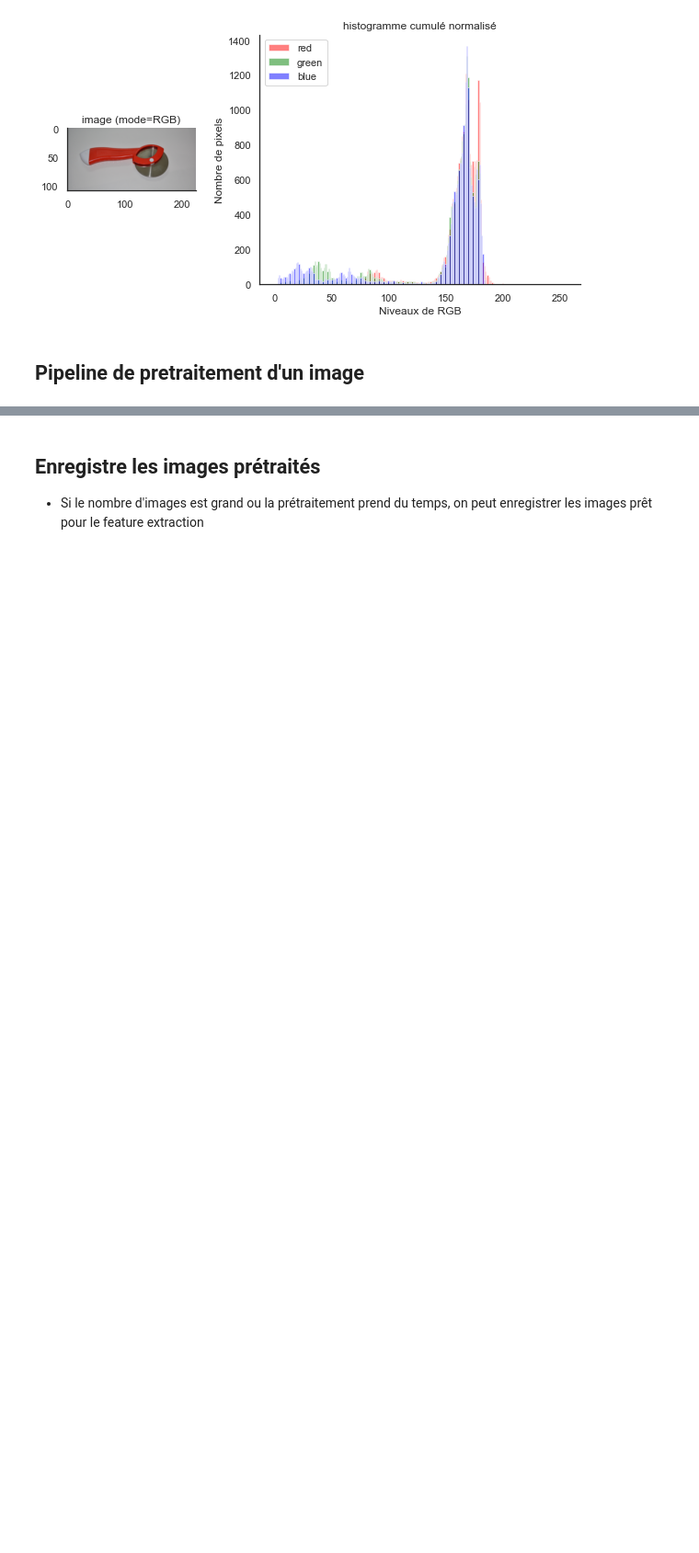
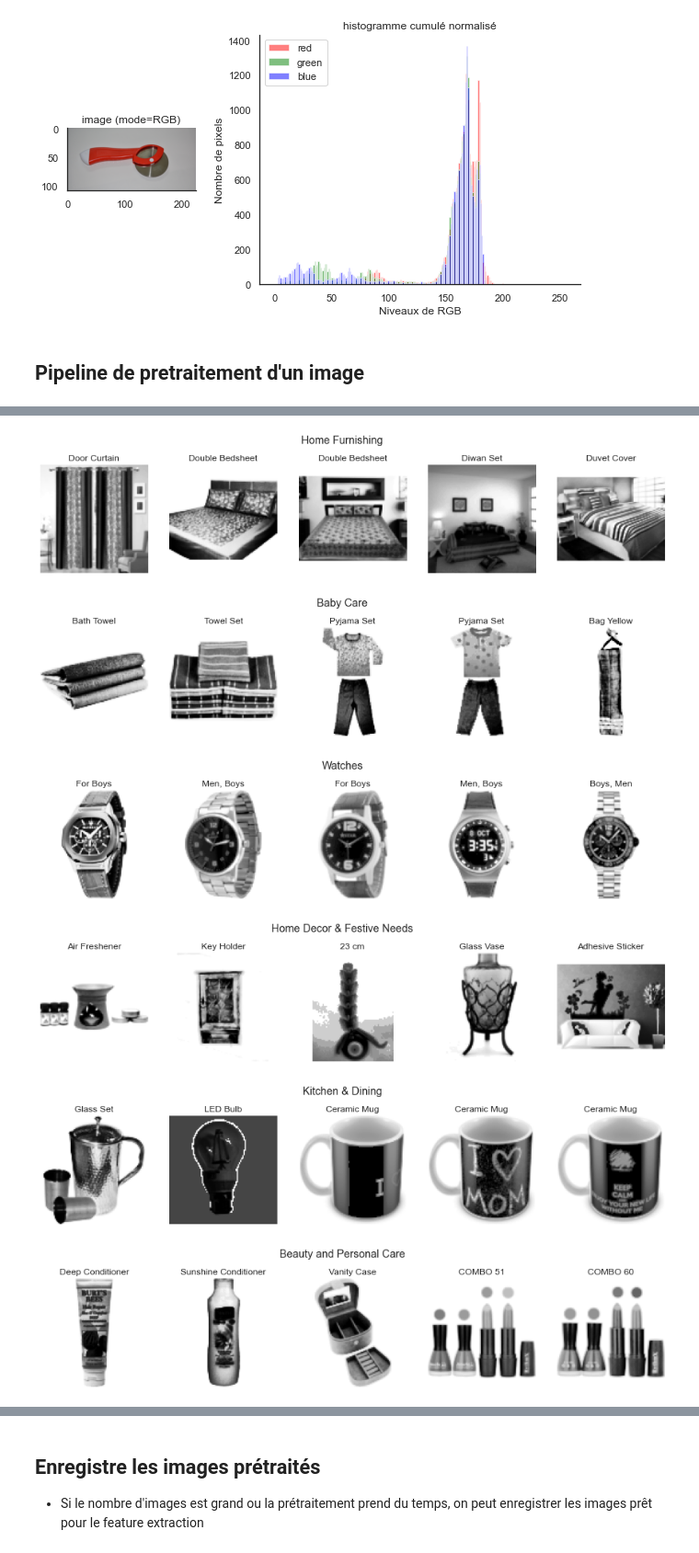
Before and after one commit to mrcreasey/oc-ds-p6-nlp-computer-vision, a Jupyter notebook: P6_02_image_classification.ipynb, the cells around one changed output, grey strips where cells are left out. Shown at 92% size. Saved outputs shown, nothing was run; the diff lists cells and outputs as text; code cells hidden in the pictures; blank space fills up the shorter version.

```diff
--- a/P6_02_image_classification.ipynb
+++ b/P6_02_image_classification.ipynb
@@ -390,7 +398,11 @@ preview_images(filenames, titles, titre='Test Preview Images')
 [figure]
 # %%
 
-def preview_images_by_category(df, categ_col='categ_level_1', feature='image', nb=5):
+def preview_images_by_category(df, categ_col='categ_level_1',
+                               feature='image', nb=5,
+                               preprocess_fct=None,
+                               preprocess_params={}
+                               ):
     """echantillon d'images par catégorie"""
     categories = df[categ_col].unique()
     for n, category in enumerate(categories):
@@ -399,7 +411,8 @@ def preview_images_by_category(df, categ_col='categ_level_1', feature='image', n
         nb_im = min(nb, len(filenames))
         filenames = list(filenames[:nb_im])
         product_names = list(product_names[:nb_im])
-        preview_images(filenames, titles=product_names, titre=category)
+        preview_images(filenames, titles=product_names, titre=category,
+                       preprocess_fct=preprocess_fct, preprocess_params=preprocess_params)
 
 
 preview_images_by_category(df_data)
@@ -706,0 +729,10 @@ preview_images_by_category()
+# %%
+preview_images_by_category(
+    df_data, preprocess_fct=preprocess_img, preprocess_params=preprocess_params)
+# %% [output]
+[figure, added]
+[figure, added]
+[figure, added]
+[figure, added]
+[figure, added]
+[figure, added]
```
Also changed, not shown: parts of 10 cells of this notebook.
